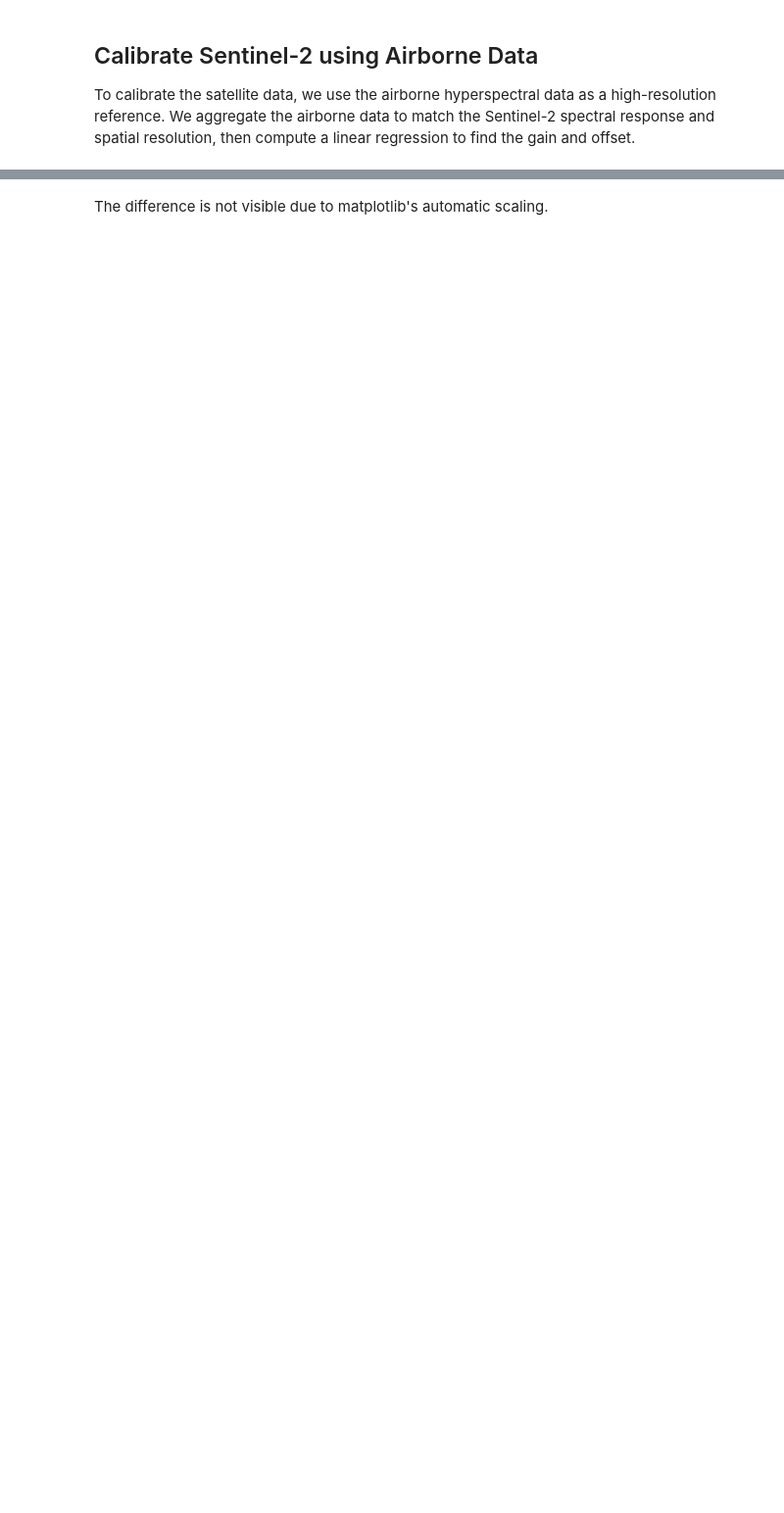
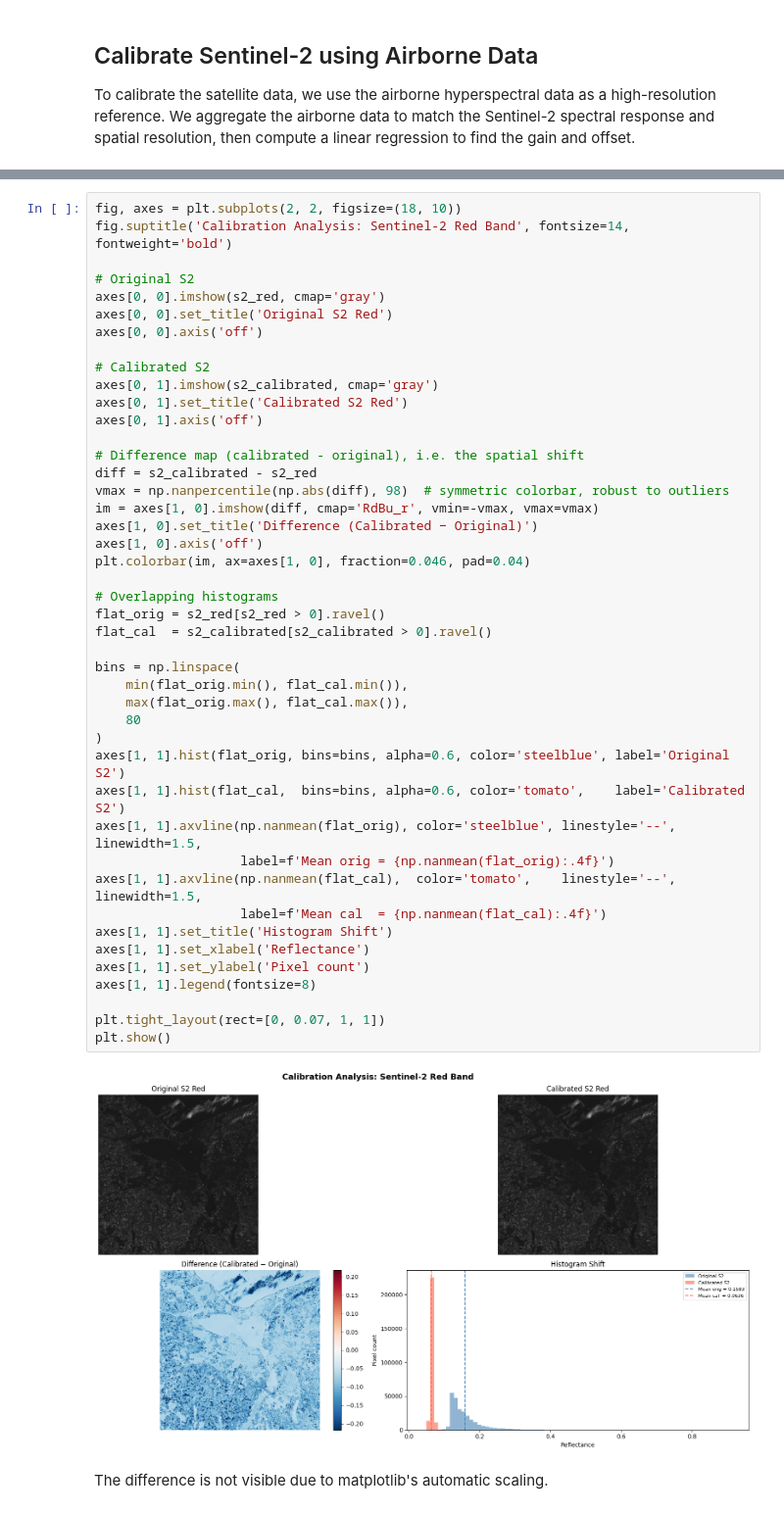
Before and after one commit to mloopa/eolabs, a Jupyter notebook: lab_5/ex_4.ipynb, the cells around one changed output, grey strips where cells are left out. Shown at 98% size. Drawn from its saved outputs; the diff is of its cells as text; blank space fills up the shorter version.

```diff
--- a/lab_5/ex_4.ipynb
+++ b/lab_5/ex_4.ipynb
@@ -198,2 +224,48 @@ Calibration parameters: gain=0.1175, offset=0.0443, R²=0.0093
+# %%
+fig, axes = plt.subplots(2, 2, figsize=(18, 10))
+fig.suptitle('Calibration Analysis: Sentinel-2 Red Band', fontsize=14, fontweight='bold')
+
+# Original S2
+axes[0, 0].imshow(s2_red, cmap='gray')
+axes[0, 0].set_title('Original S2 Red')
+axes[0, 0].axis('off')
+
+# Calibrated S2
+axes[0, 1].imshow(s2_calibrated, cmap='gray')
+axes[0, 1].set_title('Calibrated S2 Red')
+axes[0, 1].axis('off')
+
+# Difference map (calibrated - original), i.e. the spatial shift
+diff = s2_calibrated - s2_red
+vmax = np.nanpercentile(np.abs(diff), 98)  # symmetric colorbar, robust to outliers
+im = axes[1, 0].imshow(diff, cmap='RdBu_r', vmin=-vmax, vmax=vmax)
+axes[1, 0].set_title('Difference (Calibrated − Original)')
+axes[1, 0].axis('off')
+plt.colorbar(im, ax=axes[1, 0], fraction=0.046, pad=0.04)
+
+# Overlapping histograms
+flat_orig = s2_red[s2_red > 0].ravel()
+flat_cal  = s2_calibrated[s2_calibrated > 0].ravel()
+
+bins = np.linspace(
+    min(flat_orig.min(), flat_cal.min()),
+    max(flat_orig.max(), flat_cal.max()),
+    80
+)
+axes[1, 1].hist(flat_orig, bins=bins, alpha=0.6, color='steelblue', label='Original S2')
+axes[1, 1].hist(flat_cal,  bins=bins, alpha=0.6, color='tomato',    label='Calibrated S2')
+axes[1, 1].axvline(np.nanmean(flat_orig), color='steelblue', linestyle='--', linewidth=1.5,
+                   label=f'Mean orig = {np.nanmean(flat_orig):.4f}')
+axes[1, 1].axvline(np.nanmean(flat_cal),  color='tomato',    linestyle='--', linewidth=1.5,
+                   label=f'Mean cal  = {np.nanmean(flat_cal):.4f}')
+axes[1, 1].set_title('Histogram Shift')
+axes[1, 1].set_xlabel('Reflectance')
+axes[1, 1].set_ylabel('Pixel count')
+axes[1, 1].legend(fontsize=8)
+
+plt.tight_layout(rect=[0, 0.07, 1, 1])
+plt.show()
+# %% [output]
+[figure, added]
 # %% [markdown]
 The difference is not visible due to matplotlib's automatic scaling.
```
Also changed, not shown: parts of 6 cells of this notebook.
